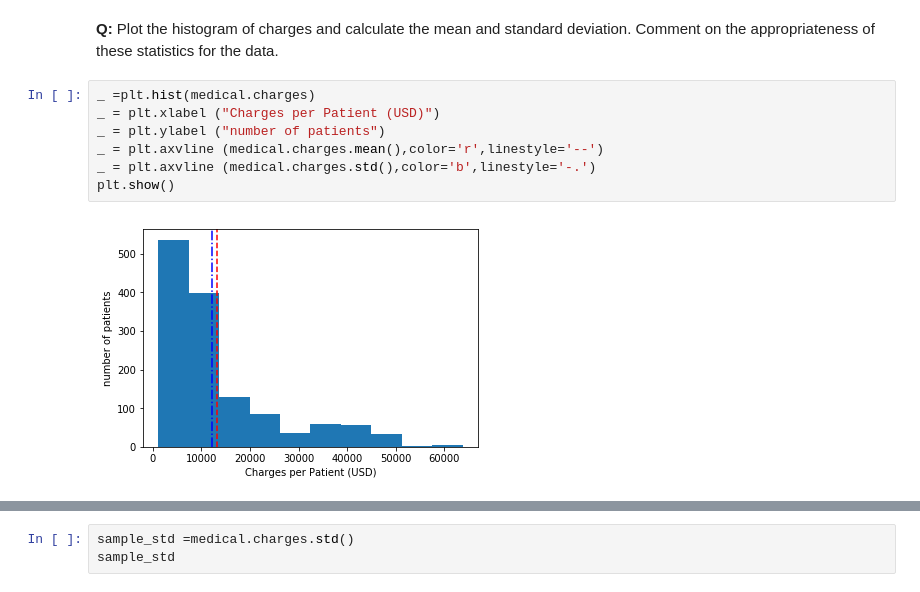
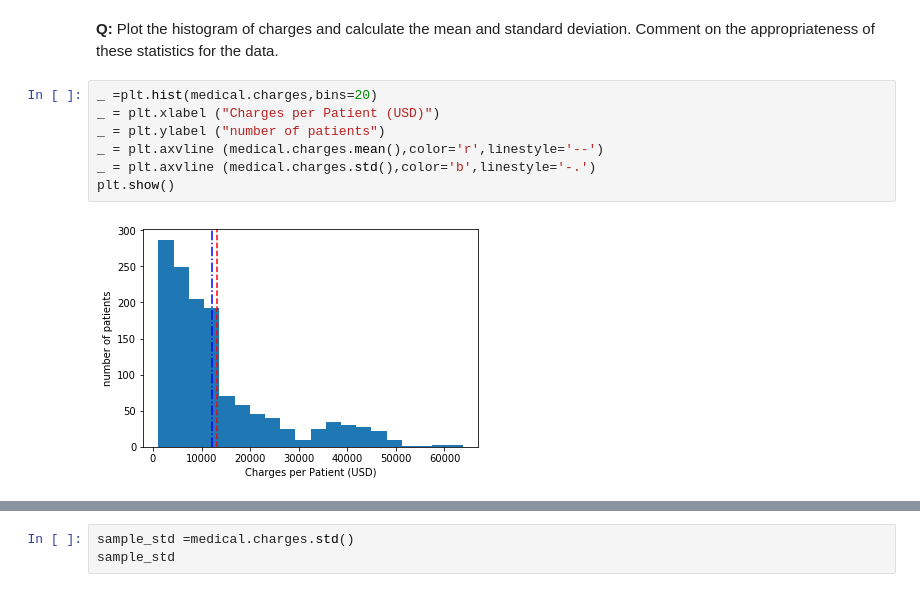
Before and after one commit to sramki67/SpringBoard, a Jupyter notebook: inferential_statistics_1b-Q6.25.ipynb, the cells around one changed output, grey strips where cells are left out. Cells and saved outputs as stored; diff of their text form.

```diff
--- a/inferential_statistics_1b-Q6.25.ipynb
+++ b/inferential_statistics_1b-Q6.25.ipynb
@@ -85,12 +85,12 @@ medical.head()
 # %% [markdown]
 __Q:__ Plot the histogram of charges and calculate the mean and standard deviation. Comment on the appropriateness of these statistics for the data.
 # %%
-_ =plt.hist(medical.charges)
+_ =plt.hist(medical.charges,bins=20)
 _ = plt.xlabel ("Charges per Patient (USD)")
 _ = plt.ylabel ("number of patients")
 _ = plt.axvline (medical.charges.mean(),color='r',linestyle='--')
 _ = plt.axvline (medical.charges.std(),color='b',linestyle='-.')
 plt.show()
 # %% [output]
-[figure, old version]
+[figure, new version]
 # %%
```
Also changed, not shown: parts of 14 cells of this notebook.
